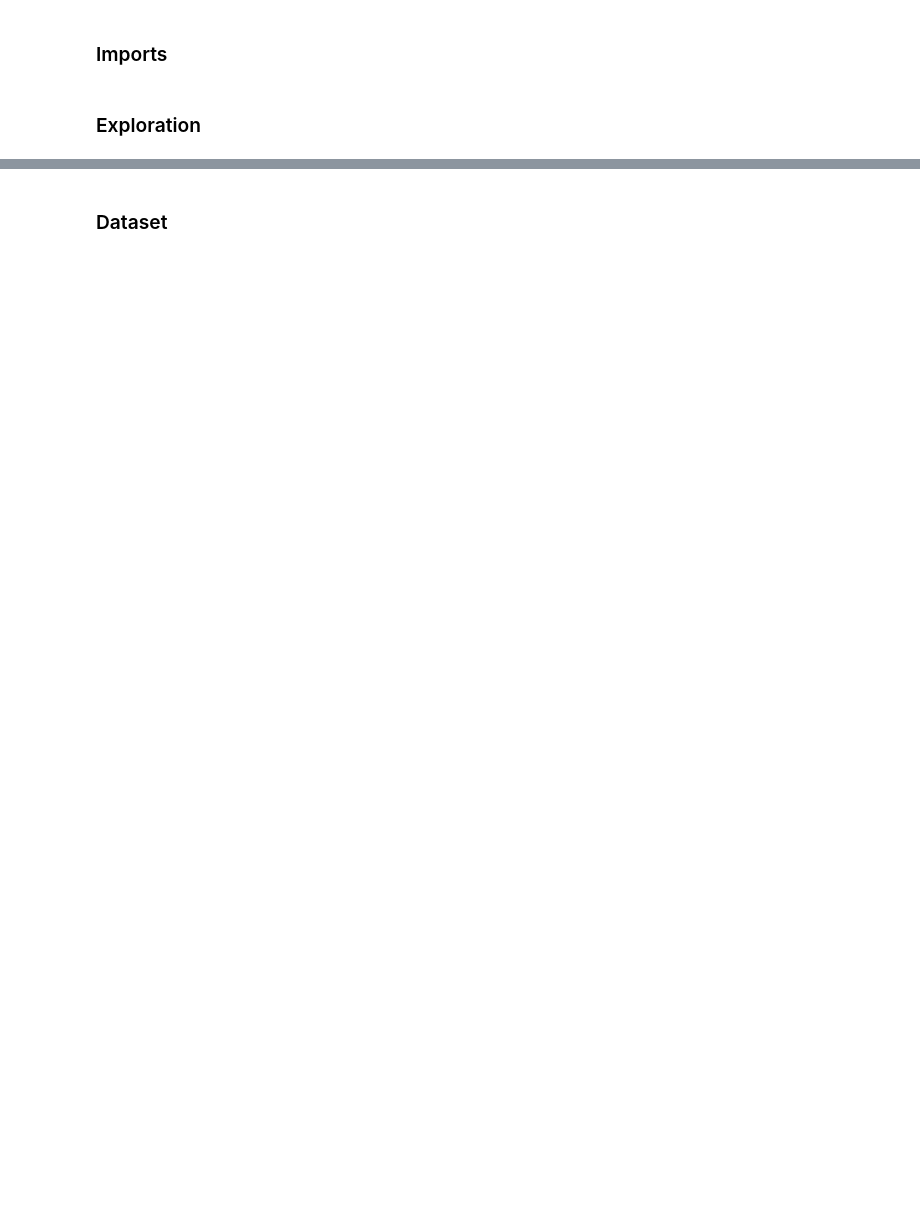
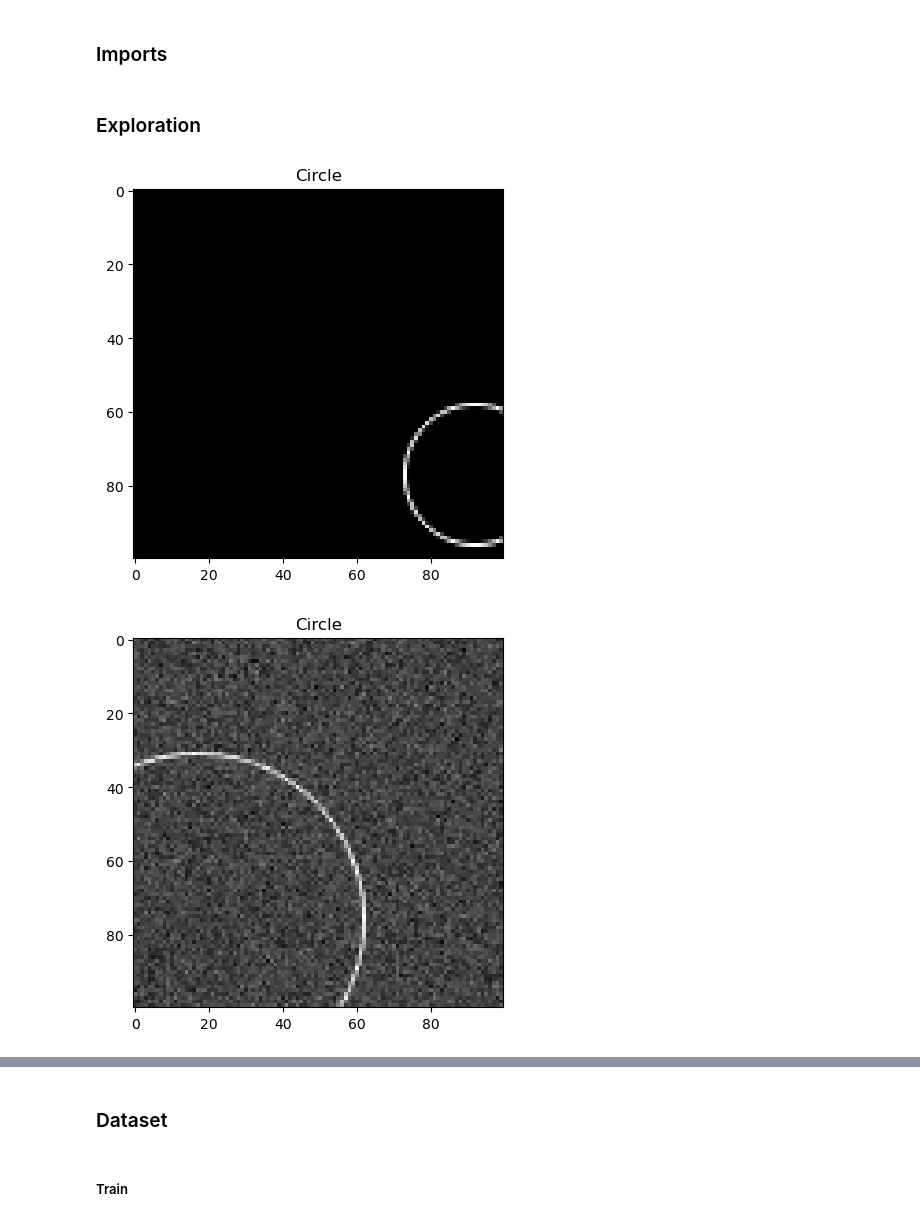
Before and after one commit to Bluefin-Tuna/circle, a Jupyter notebook: circle/notebooks/exploration.ipynb, the cells around one changed output, grey strips where cells are left out. Cells and saved outputs as stored; diff of their text form; code cells hidden in the pictures; blank space fills up the shorter version.

```diff
--- a/circle/notebooks/exploration.ipynb
+++ b/circle/notebooks/exploration.ipynb
@@ -11,9 +11,13 @@ from tqdm import tqdm
 CGEN = generate_examples
 # %%
 for nl in range(0, 11):
-    img, cp = next(CGEN(
-        noise_level=(nl/10),
+    nl /= 10
+    img, _ = next(CGEN(
+        noise_level=nl,
         min_radius=5,
         max_radius=50
     ))
     show_circle(img)
+# %% [output]
+[figure, added]
+[figure, added]
@@ -24 +39,3 @@ CGEN = generate_examples
+# %% [markdown]
+##### Train
 # %%
```
Also changed, not shown: parts of 5 cells of this notebook, 2 other files.
